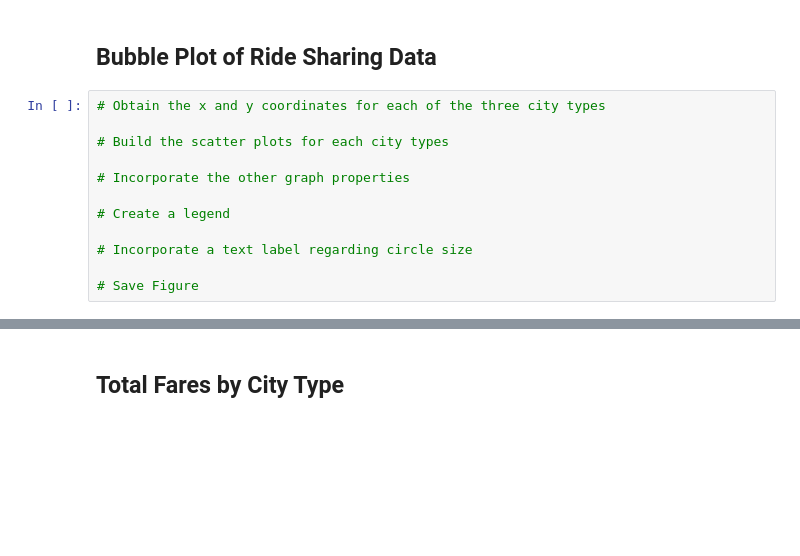
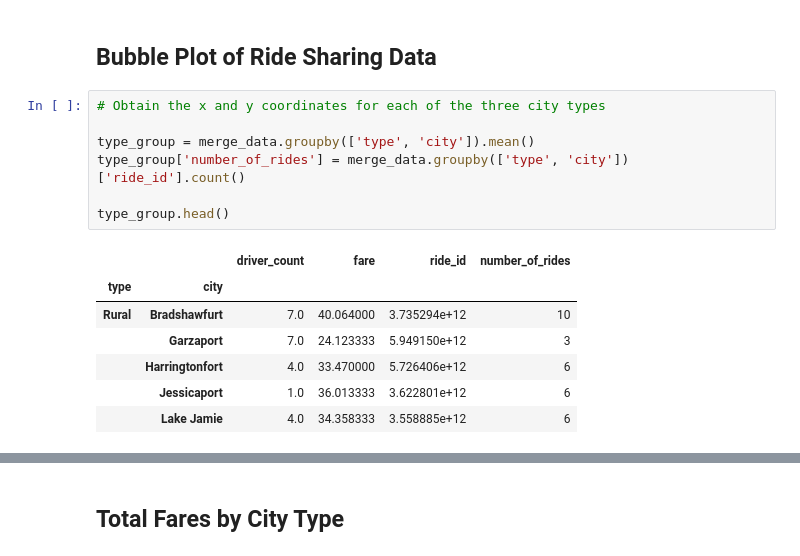
Before and after one commit to ncandaffio/MatplotlibHW, a Jupyter notebook: Pyber/pyber_starter.ipynb, the cells around one changed output, grey strips where cells are left out. Saved outputs shown, nothing was run; the diff lists cells and outputs as text; blank space fills up the shorter version.

```diff
--- a/Pyber/pyber_starter.ipynb
+++ b/Pyber/pyber_starter.ipynb
@@ -32,15 +38,18 @@ dtype: int64
 | 4 | South Jack | 2018-03-06 04:28:35 | 34.58 | 3908451377344 | 46 | Urban |
 # %% [markdown]
 ## Bubble Plot of Ride Sharing Data
-# %%
-# Obtain the x and y coordinates for each of the three city types
-
-# Build the scatter plots for each city types
-
-# Incorporate the other graph properties
-
-# Create a legend
-
-# Incorporate a text label regarding circle size
-
-# Save Figure
+# %%
+# Obtain the x and y coordinates for each of the three city types
+
+type_group = merge_data.groupby(['type', 'city']).mean()
+type_group['number_of_rides'] = merge_data.groupby(['type', 'city'])['ride_id'].count()
+
+type_group.head()
+# %% [output]
+|  |  | driver_count | fare | ride_id | number_of_rides |
+| type | city |  |  |  |  |
+| Rural | Bradshawfurt | 7.0 | 40.064000 | 3.735294e+12 | 10 |
+|  | Garzaport | 7.0 | 24.123333 | 5.949150e+12 | 3 |
+|  | Harringtonfort | 4.0 | 33.470000 | 5.726406e+12 | 6 |
+|  | Jessicaport | 1.0 | 36.013333 | 3.622801e+12 | 6 |
+|  | Lake Jamie | 4.0 | 34.358333 | 3.558885e+12 | 6 |
```
Also changed, not shown: parts of 3 cells of this notebook, 1 other file.
